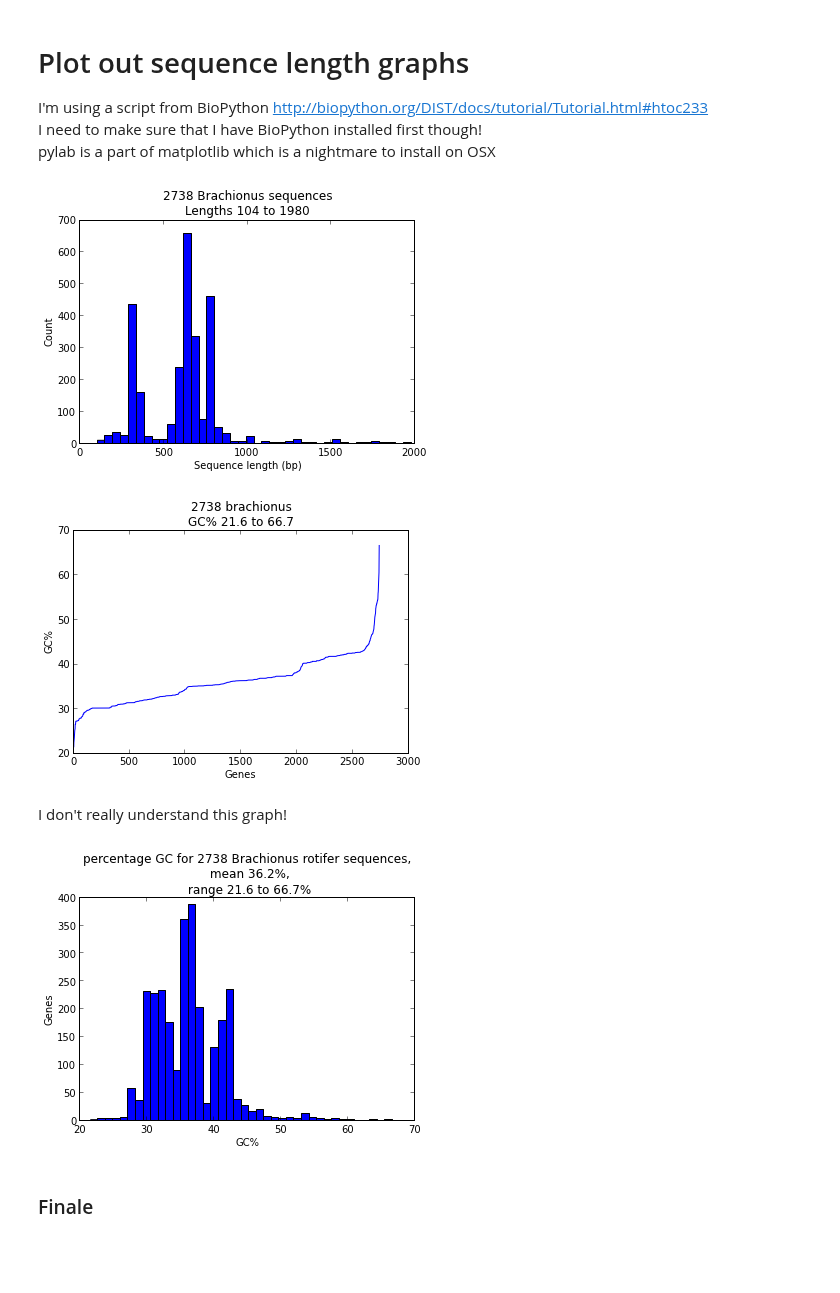
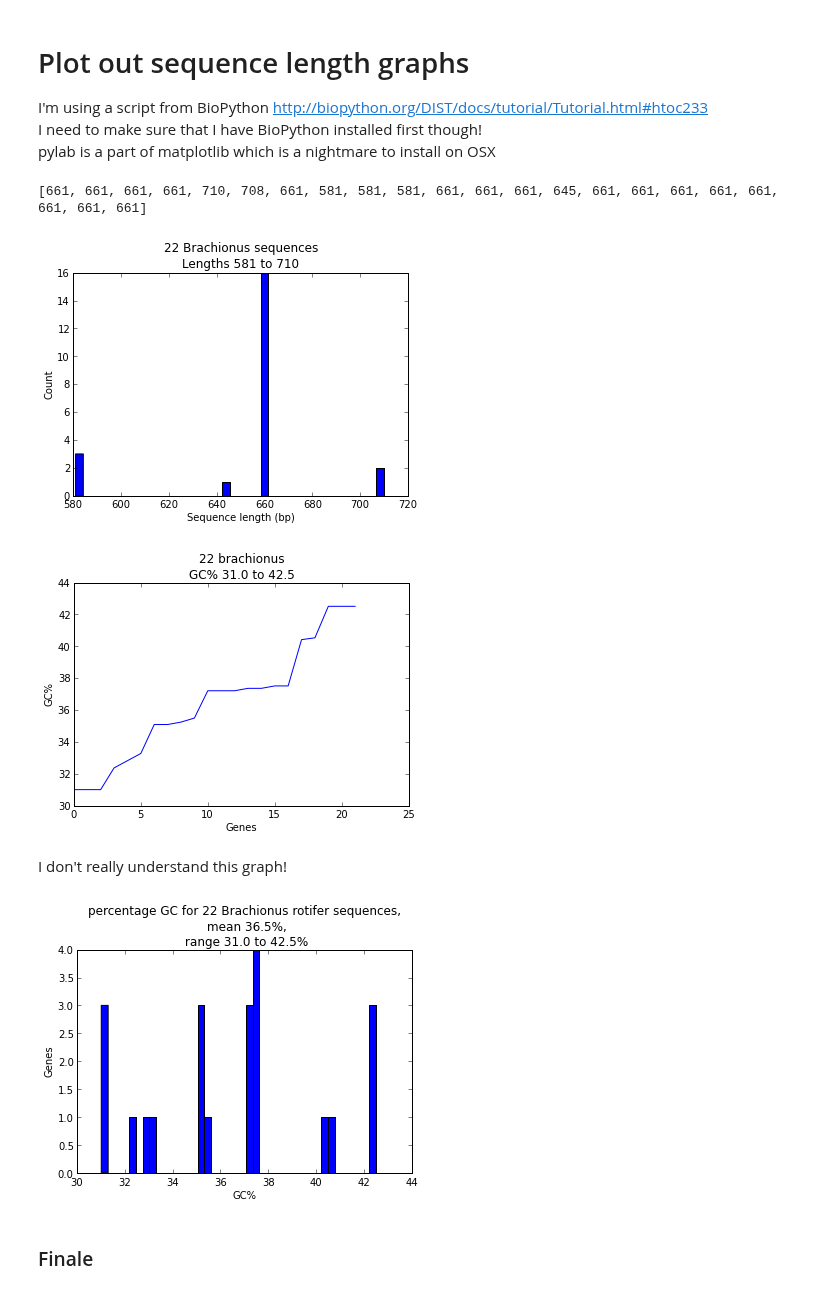
Before and after one commit to HullUni-bioinformatics/ReproPhylo, a Jupyter notebook: SeqLength_EDA.ipynb, the cells around one changed output. Saved outputs shown, nothing was run; the diff lists cells and outputs as text; code cells hidden in the pictures; blank space fills up the shorter version.

Commit message:
Changed data source to data/22_rotifer_COI_seqs.fas

```diff
--- a/SeqLength_EDA.ipynb
+++ b/SeqLength_EDA.ipynb
@@ -6,7 +6,7 @@ I need to make sure that I have BioPython installed first though!
 pylab is a part of matplotlib which is a nightmare to install on OSX
 # %%
 from Bio import SeqIO
-sizes = [len(rec) for rec in SeqIO.parse("brachionus2k.fasta", "fasta")]
+sizes = [len(rec) for rec in SeqIO.parse("data/22_rotifer_COI_seqs.fas", "fasta")]
 import pylab
 pylab.hist(sizes, bins=40)
 pylab.title("%i Brachionus sequences\nLengths %i to %i" \
@@ -15,12 +15,13 @@ pylab.xlabel("Sequence length (bp)")
 pylab.ylabel("Count")
 pylab.show()
 # %% [output]
+[661, 661, 661, 661, 710, 708, 661, 581, 581, 581, 661, 661, 661, 645, 661, 661, 661, 661, 661, 661, 661, 661]
-[figure, old version]
+[figure, new version]
 # %%
 from Bio import SeqIO
 from Bio.SeqUtils import GC
 
-gc_values = sorted(GC(rec.seq) for rec in SeqIO.parse("brachionus2k.fasta", "fasta"))
+gc_values = sorted(GC(rec.seq) for rec in SeqIO.parse("data/22_rotifer_COI_seqs.fas", "fasta"))
 
 import pylab
 pylab.plot(gc_values)
@@ -30,25 +31,25 @@ pylab.xlabel("Genes")
 pylab.ylabel("GC%")
 pylab.show()
 # %% [output]
-[figure, old version]
+[figure, new version]
 # %% [markdown]
 I don't really understand this graph!
 # %%
 #this from BioPython tutorial
 from Bio import SeqIO
 from Bio.SeqUtils import GC
 
-gc_values = sorted(GC(rec.seq) for rec in SeqIO.parse("brachionus2k.fasta", "fasta"))
+gc_values = sorted(GC(rec.seq) for rec in SeqIO.parse("data/22_rotifer_COI_seqs.fas", "fasta"))
 
 #this put together by me
 pylab.hist(gc_values, bins=40)
 pylab.title("percentage GC for %i Brachionus rotifer sequences,\n mean %0.1f%%,\n range %0.1f to %0.1f%%" \
 	% (len(gc_values),mean(gc_values),min(gc_values),max(gc_values)))
 pylab.xlabel("GC%")
 pylab.ylabel("Genes")
 pylab.show()
 # %% [output]
-[figure, old version]
+[figure, new version]
 # %% [markdown]
 ### Finale
 # %% [markdown]
```
Also changed, not shown: parts of 1 cell of this notebook.
